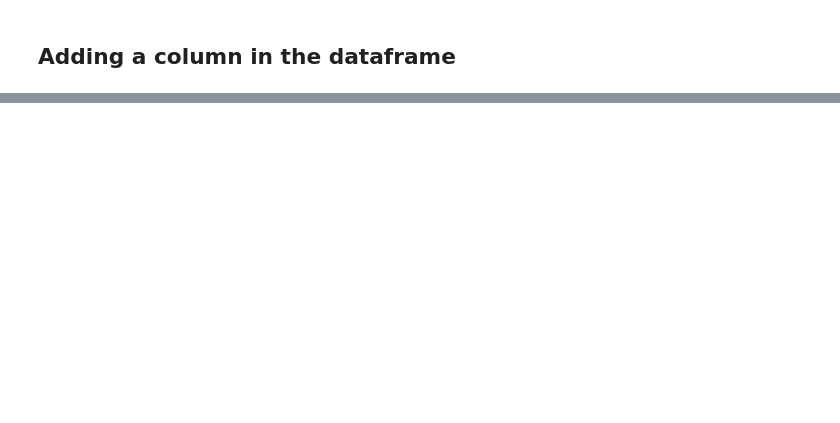
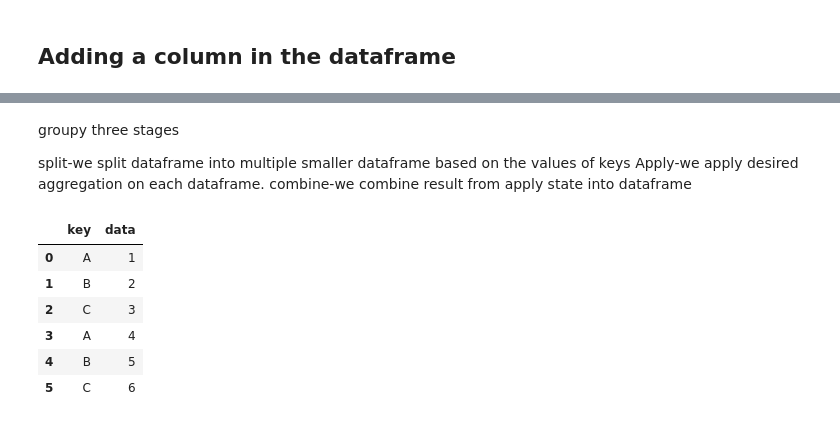
Before and after one commit to 24f1000525/ML, a Jupyter notebook: Intro_to_Panda.ipynb, the cells around one changed output, grey strips where cells are left out. Cells and saved outputs as stored; diff of their text form; code cells hidden in the pictures; blank space fills up the shorter version.

```diff
--- a/Intro_to_Panda.ipynb
+++ b/Intro_to_Panda.ipynb
@@ -507,0 +565,19 @@ df_copy.sample(3,replace=True)
+# %% [markdown]
+groupy
+three stages
+
+split-we split dataframe into multiple smaller dataframe based on the values of keys
+Apply-we apply desired aggregation on each dataframe.
+combine-we combine result from apply state into dataframe
+# %%
+df=pd.DataFrame({"key":["A","B","C","A","B","C"],"data":[1,2,3,4,5,6]})
+# %%
+df
+# %% [output]
+|  | key | data |
+| 0 | A | 1 |
+| 1 | B | 2 |
+| 2 | C | 3 |
+| 3 | A | 4 |
+| 4 | B | 5 |
+| 5 | C | 6 |
```
Also changed, not shown: parts of 28 cells of this notebook.
